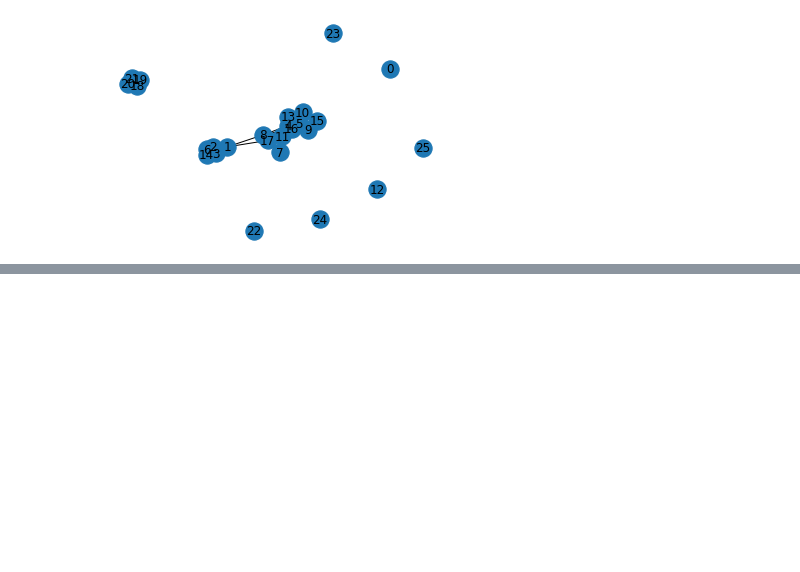
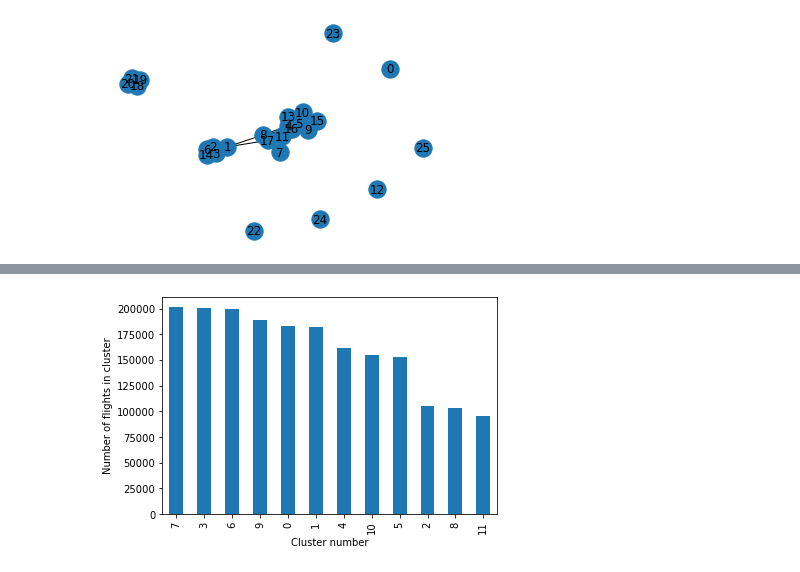
Before and after one commit to isaura-o/ITAcademia, a Jupyter notebook: Sprint11/S11T01_Clustering.ipynb, the cells around one changed output, grey strips where cells are left out. Cells and saved outputs as stored; diff of their text form; code cells hidden in the pictures; blank space fills up the shorter version.

```diff
--- a/Sprint11/S11T01_Clustering.ipynb
+++ b/Sprint11/S11T01_Clustering.ipynb
@@ -798,0 +802,7 @@ With 10 clusters the observations (points) are not that similar as we had seen w
+# %%
+pd.Series(label).value_counts().plot.bar()
+plt.xlabel('Cluster number')
+plt.ylabel('Number of flights in cluster')
+plt.show()
+# %% [output]
+[figure, added]
```
Also changed, not shown: parts of 5 cells of this notebook.
